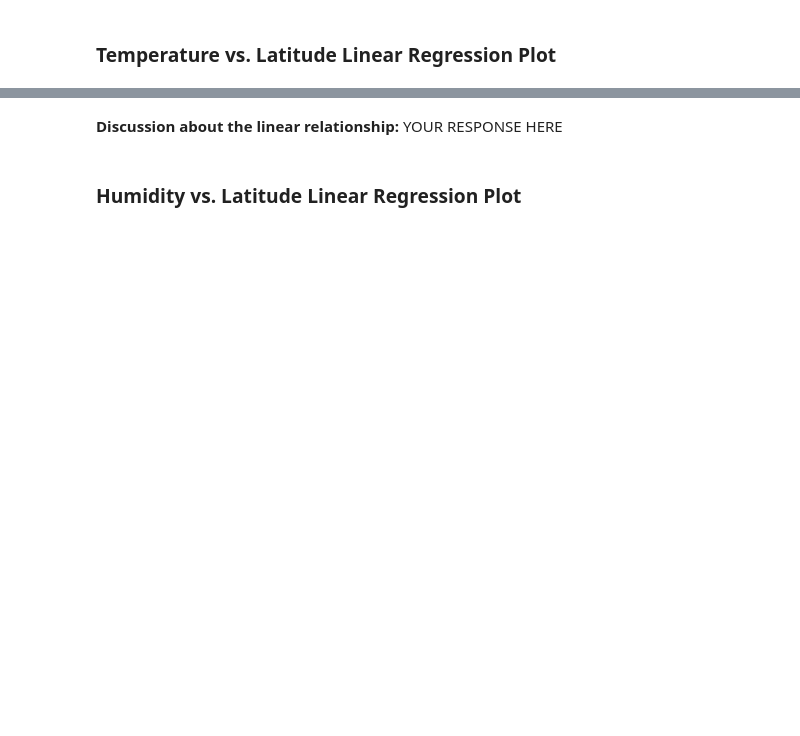
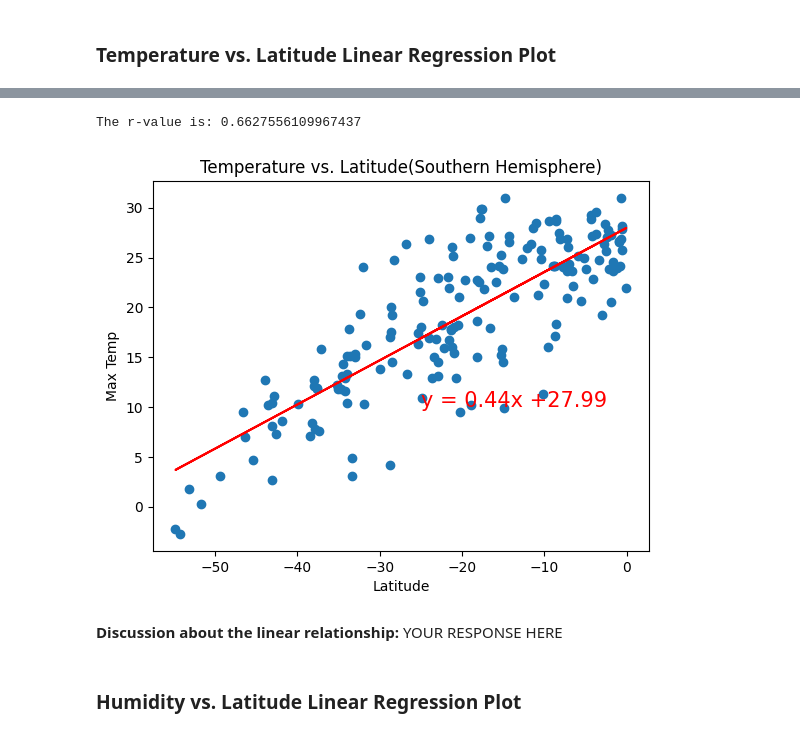
Before and after one commit to guanganalytics/python-api-challenge, a Jupyter notebook: WeatherPy.ipynb, the cells around one changed output, grey strips where cells are left out. Saved outputs shown, nothing was run; the diff lists cells and outputs as text; code cells hidden in the pictures; blank space fills up the shorter version.

```diff
--- a/WeatherPy.ipynb
+++ b/WeatherPy.ipynb
@@ -336,3 +349,12 @@ The r-value is: 0.4121057168607245
+# %%
+# Linear regression on Southern Hemisphere
+x_values = southern_hemi_df["Lat"]
+y_values = southern_hemi_df["Max Temp"]
+plt.ylabel('Max Temp')
+plot_linear_regression(x_values, y_values,"Temperature vs. Latitude(Southern Hemisphere)",(-25,10))
+# %% [output]
+The r-value is: 0.6627556109967437
+[figure, added]
 # %% [markdown]
 **Discussion about the linear relationship:** YOUR RESPONSE HERE
 # %% [markdown]
```
Also changed, not shown: parts of 29 cells of this notebook, 5 other files.
